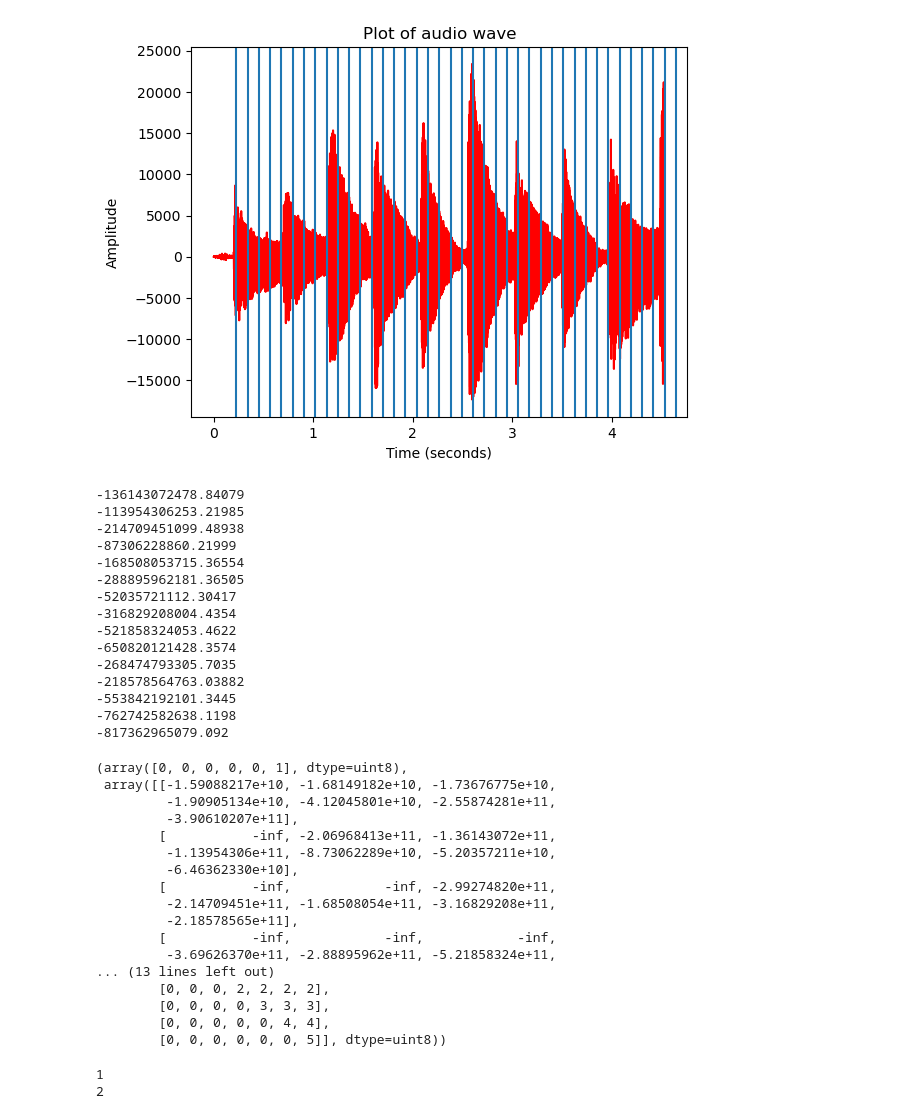
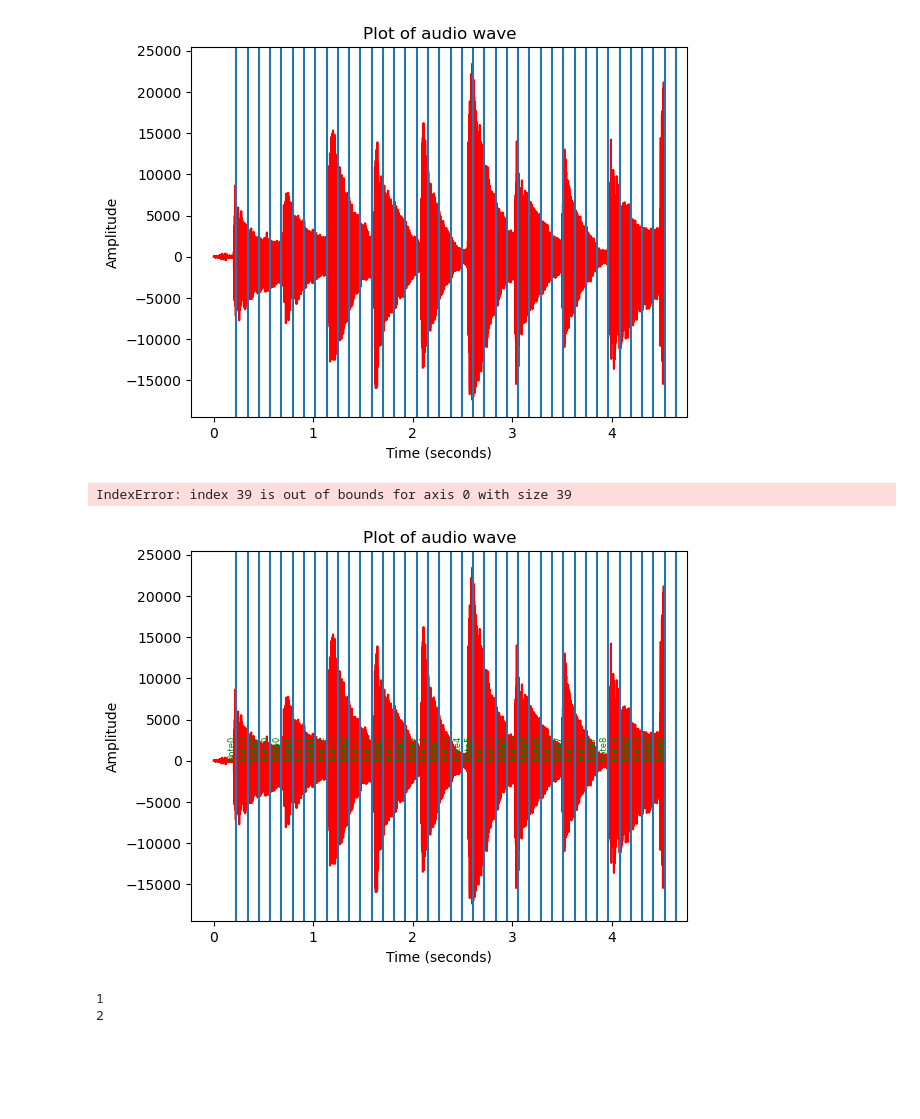
Before and after one commit to josephinecowley/Score-follower, a Jupyter notebook: viterbi_experiments/viterbi.ipynb, the cells around one changed output. Drawn from its saved outputs; the diff is of its cells as text; code cells hidden in the pictures; blank space fills up the shorter version.

Commit message:
feat: added a method to print out result of viterbi algorithm

```diff
--- a/viterbi_experiments/viterbi.ipynb
+++ b/viterbi_experiments/viterbi.ipynb
@@ -40,9 +40,8 @@ for state in score[:20]:
 # Create state transmission matrix, T
 
 # For now we will go with a very simple uniform distribution to the current or next state
-K = len(score[:7]) # The number of states, K
+K = len(score[:40]) # The number of states, K
 T = np.zeros((K, K))
 for i in range(K-1): # Populate transition probabilities except final row
     T[i][i], T[i][i+1] = np.log(0.5), np.log(0.5)
 T[-1][-1] = 1 # Update final row so transition probability is one, to itself
-print(T)
@@ -144,40 +128,16 @@ def viterbi_tailored(y: List[np.ndarray], T: np.ndarray, states: List[list], sam
 
 
 
-viterbi_tailored(audio_data[:7], T, score[:7] )
+s, gamm, delta = viterbi_tailored(audio_data[:40], T, score[:40] )
-# %% [output]
--136143072478.84079
--113954306253.21985
--214709451099.48938
--87306228860.21999
--168508053715.36554
--288895962181.36505
--52035721112.30417
--316829208004.4354
--521858324053.4622
--650820121428.3574
--268474793305.7035
--218578564763.03882
--553842192101.3445
--762742582638.1198
--817362965079.092
-(array([0, 0, 0, 0, 0, 1], dtype=uint8),
- array([[-1.59088217e+10, -1.68149182e+10, -1.73676775e+10,
-         -1.90905134e+10, -4.12045801e+10, -2.55874281e+11,
-         -3.90610207e+11],
-        [           -inf, -2.06968413e+11, -1.36143072e+11,
-         -1.13954306e+11, -8.73062289e+10, -5.20357211e+10,
-         -6.46362330e+10],
-        [           -inf,            -inf, -2.99274820e+11,
-         -2.14709451e+11, -1.68508054e+11, -3.16829208e+11,
-         -2.18578565e+11],
-        [           -inf,            -inf,            -inf,
-         -3.69626370e+11, -2.88895962e+11, -5.21858324e+11,
-... (13 lines left out)
-        [0, 0, 0, 2, 2, 2, 2],
-        [0, 0, 0, 0, 3, 3, 3],
-        [0, 0, 0, 0, 0, 4, 4],
-        [0, 0, 0, 0, 0, 0, 5]], dtype=uint8))
+# %%
+# Plot data to help visualise it
+helper.plot_audio(time_samples[:show], data[:show])
+for _, i in enumerate(sample_indices[:40]):
+    plt.axvline(i/sample_rate)
+    plt.text(sample_indices[_]/sample_rate, 0.3, f'Note{s[_]}', color='green', ha='right', va='bottom', rotation=90, fontsize=6)
+# %% [output]
+IndexError: index 39 is out of bounds for axis 0 with size 39
+[figure, added]
 # %%
 def viterbi(y: List[np.ndarray], T: np.ndarray, states: List[list], sample_rate: int = 44100, cov_dict: dict = cov_dict):
     """
```
Also changed, not shown: parts of 1 cell of this notebook.
